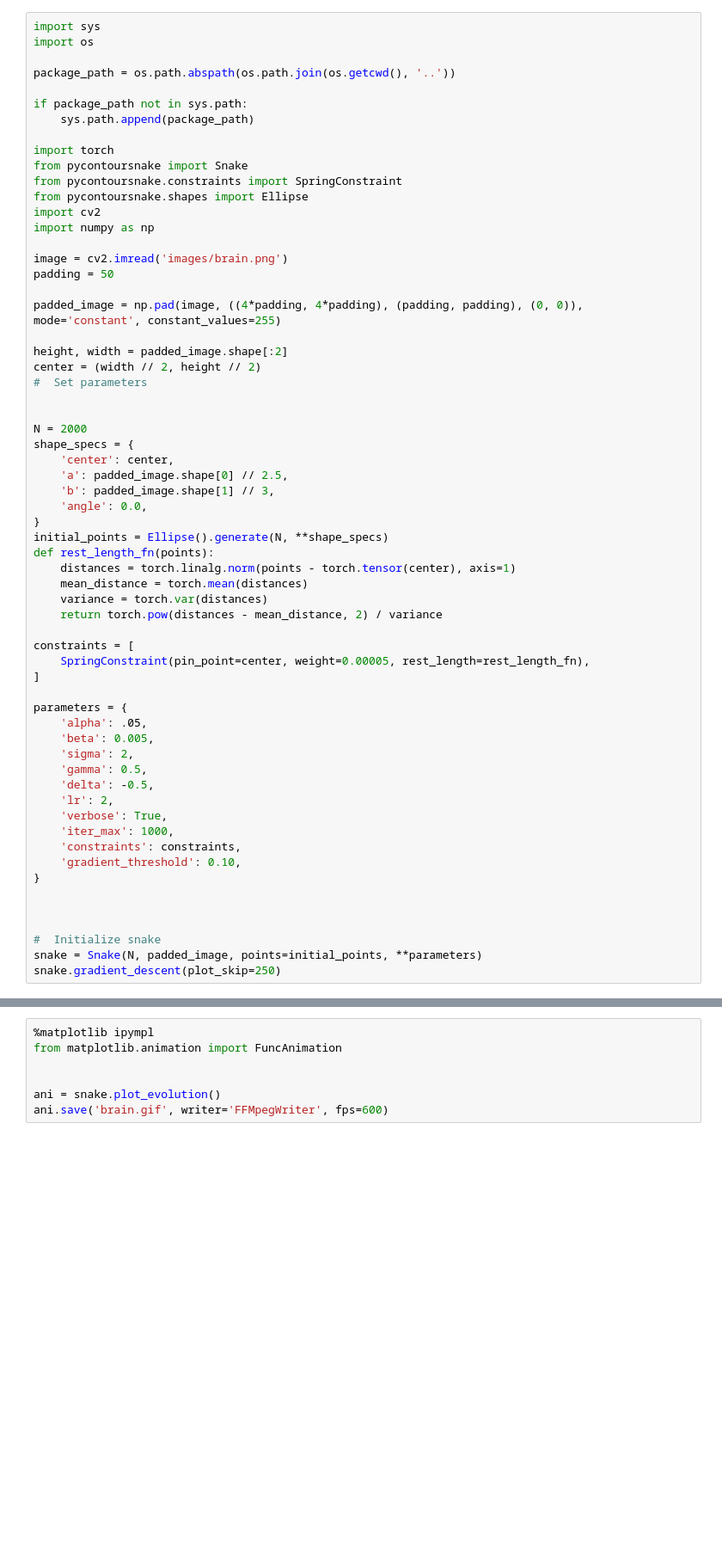
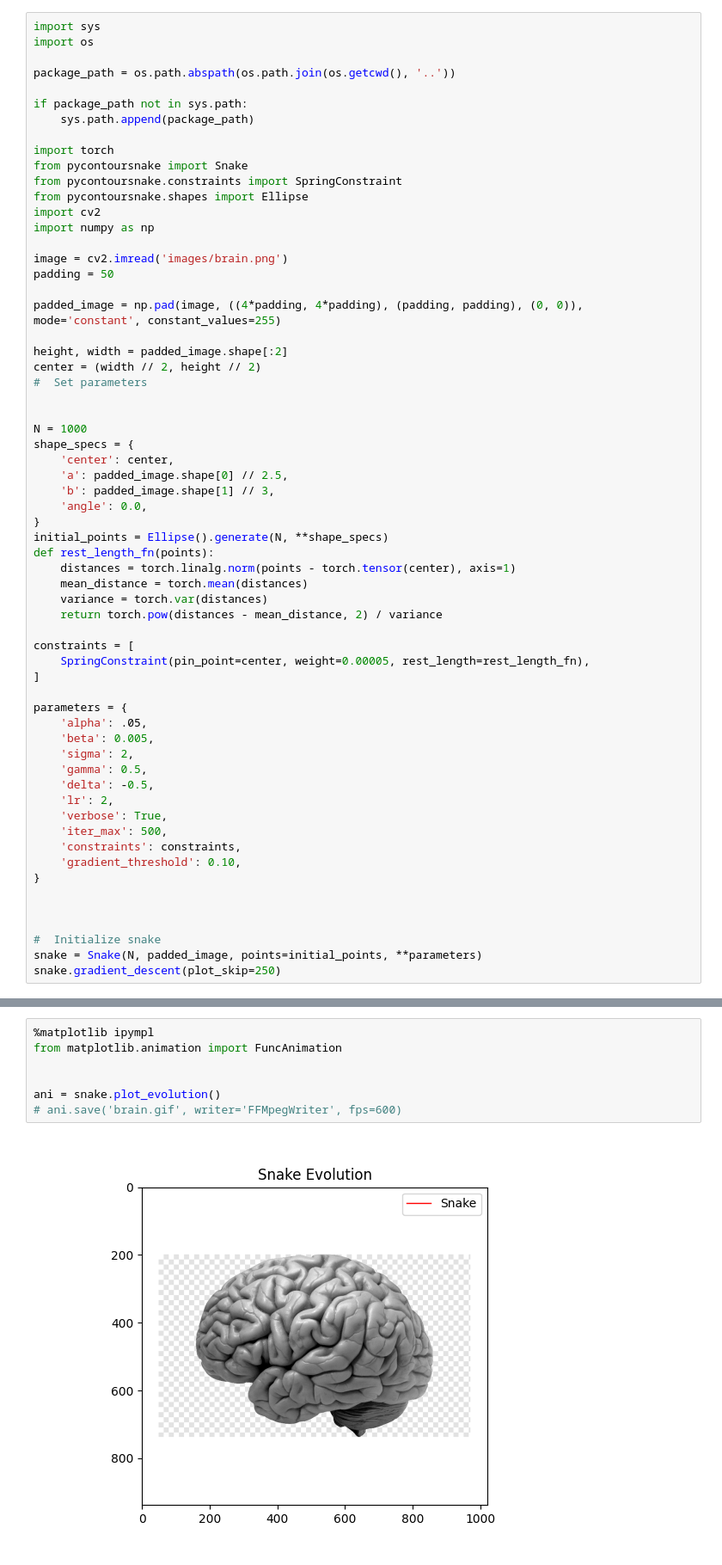
Before and after one commit to TenkoliMazzi/pycontoursnake, a Jupyter notebook: examples/example1.ipynb, the cells around one changed output, grey strips where cells are left out. Shown at 86% size. Drawn from its saved outputs; the diff is of its cells as text; blank space fills up the shorter version.

```diff
--- a/examples/example1.ipynb
+++ b/examples/example1.ipynb
@@ -24,7 +24,7 @@ center = (width // 2, height // 2)
 #  Set parameters
 
 
-N = 2000
+N = 1000
 shape_specs = {
     'center': center,
     'a': padded_image.shape[0] // 2.5,
@@ -50,7 +50,7 @@ parameters = {
     'delta': -0.5,
     'lr': 2,
     'verbose': True,
-    'iter_max': 1000,
+    'iter_max': 500,
     'constraints': constraints,
     'gradient_threshold': 0.10,
 }
@@ -63,7 +65,9 @@ snake.gradient_descent(plot_skip=250)
 # %%
 %matplotlib ipympl
 from matplotlib.animation import FuncAnimation
 
 
 ani = snake.plot_evolution()
-ani.save('brain.gif', writer='FFMpegWriter', fps=600)
+# ani.save('brain.gif', writer='FFMpegWriter', fps=600)
+# %% [output]
+[figure, added]
```
Also changed, not shown: parts of 2 cells of this notebook, 3 other files.
